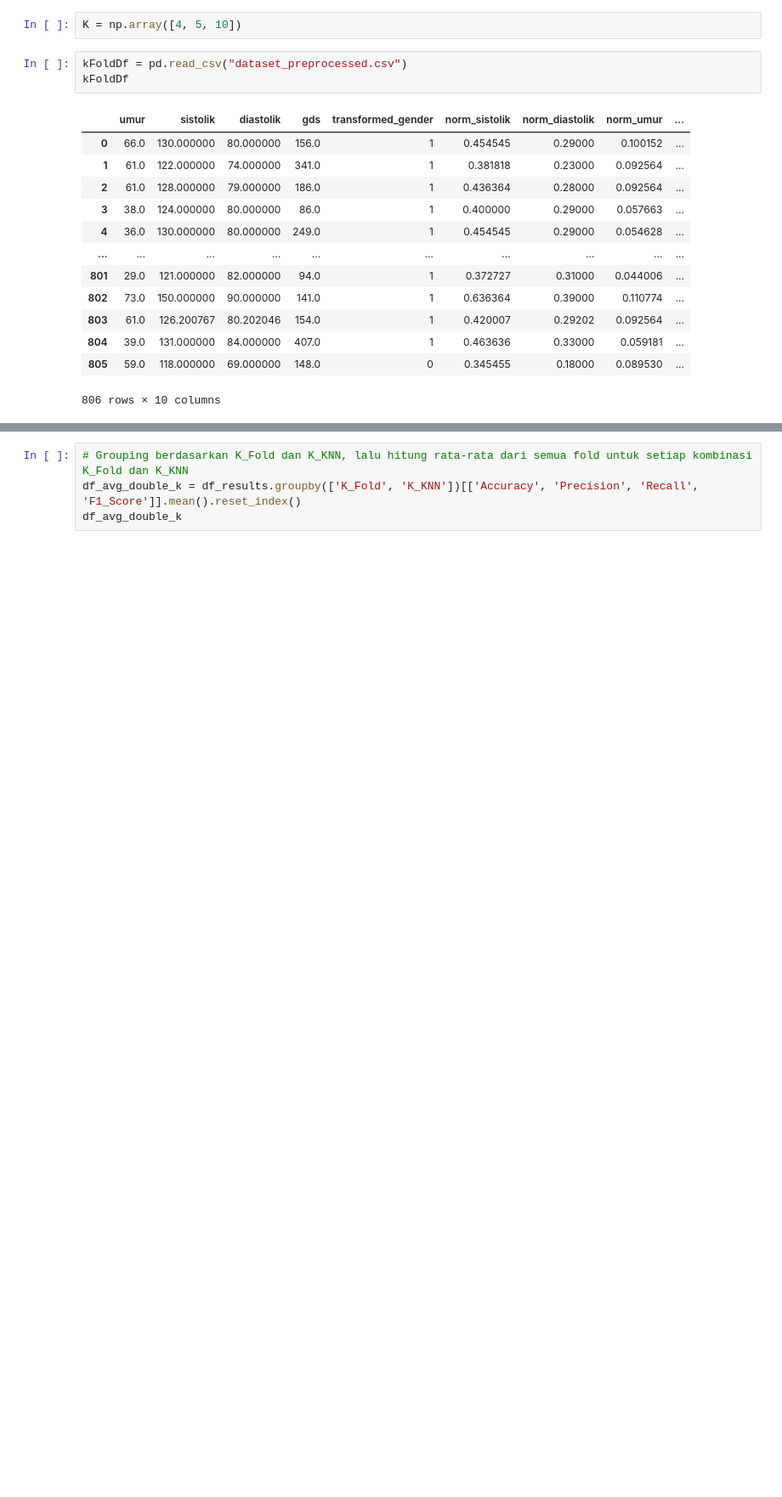
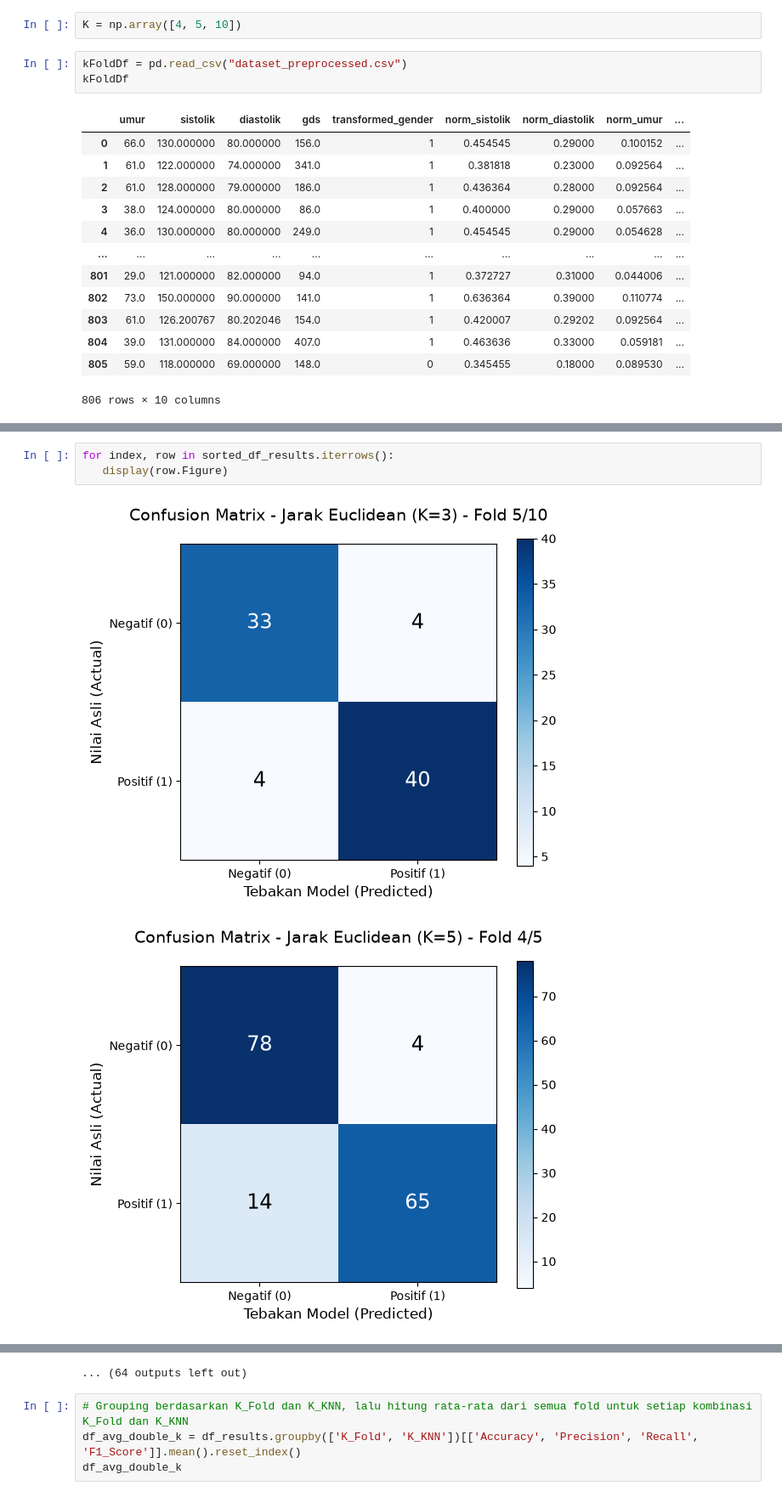
Before and after one commit to FajarRAP/januar-thesis-data-processing, a Jupyter notebook: app.ipynb, the cells around one changed output, grey strips where cells are left out. Shown at 85% size. Drawn from its saved outputs; the diff is of its cells as text; blank space fills up the shorter version.

```diff
--- a/app.ipynb
+++ b/app.ipynb
@@ -541,0 +544,6 @@ sorted_df_results
+# %%
+for index, row in sorted_df_results.iterrows():
+   display(row.Figure)
+# %% [output]
+[figure, added]
+[figure, added]
@@ -542,3 +560,4 @@ sorted_df_results
+... (64 outputs left out)
 # %%
 # Grouping berdasarkan K_Fold dan K_KNN, lalu hitung rata-rata dari semua fold untuk setiap kombinasi K_Fold dan K_KNN
 df_avg_double_k = df_results.groupby(['K_Fold', 'K_KNN'])[['Accuracy', 'Precision', 'Recall', 'F1_Score']].mean().reset_index()
```
Also changed, not shown: parts of 3 cells of this notebook.
